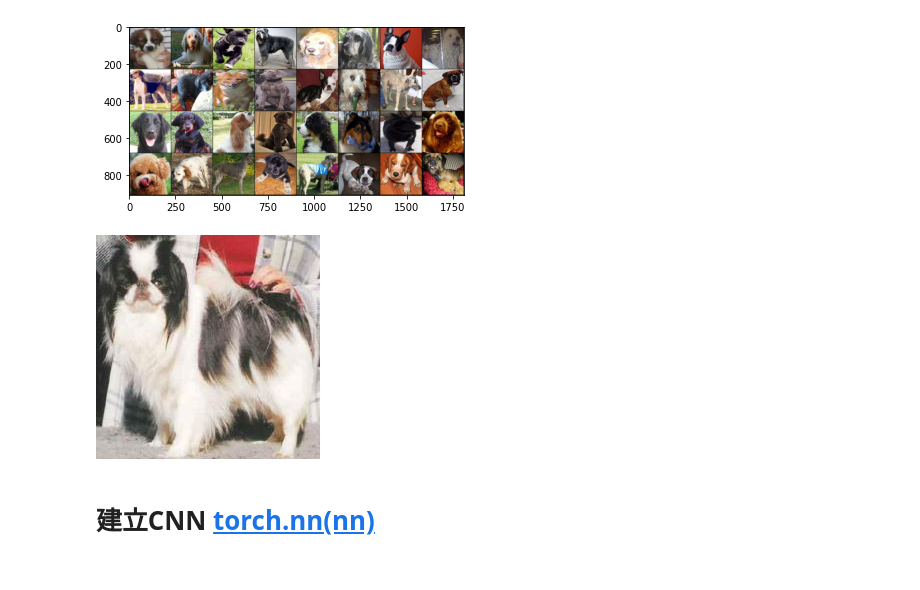
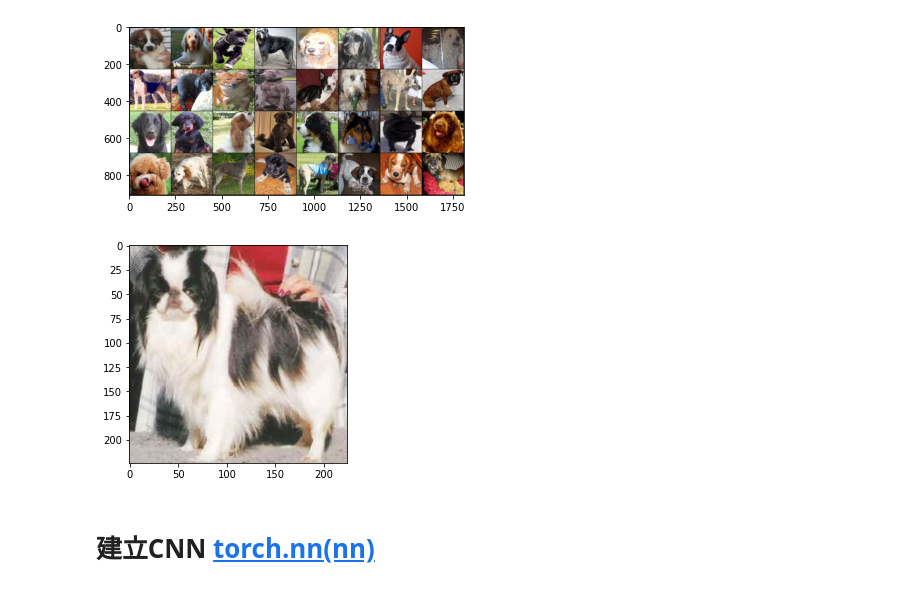
Before and after one commit to ycc66104116/GDSC_CNN_tutorial, a Jupyter notebook: GDSC_ML_1130.ipynb, the cells around one changed output. Cells and saved outputs as stored; diff of their text form; code cells hidden in the pictures.

```diff
--- a/GDSC_ML_1130.ipynb
+++ b/GDSC_ML_1130.ipynb
@@ -180,20 +180,19 @@ imshow(torchvision.utils.make_grid(images))
 # %%
 # 讀單張影像
 import cv2
-import matplotlib.pyplot as plt
 
 image = cv2.imread("/content/drive/MyDrive/Colab Notebooks/stanford_dogs/stanfor_dogs/test/1.jpg")
 
 # show the image in cv
-from google.colab.patches import cv2_imshow # cv2的imshow無法直接在colab上使用
-cv2_imshow(image)
+# from google.colab.patches import cv2_imshow # cv2的imshow無法直接在colab上使用
+# cv2_imshow(image)
 
 # show the image in plt
-# image = image[:,:,::-1]
-# plt.imshow(image)
-# plt.show()
+image = image[:,:,::-1]
+plt.imshow(image)
+plt.show()
 # %% [output]
-[figure, old version]
+[figure, new version]
 # %% [markdown]
 # 建立CNN [torch.nn(nn)](https://pytorch.org/docs/stable/nn.html)
 # %%
```
Also changed, not shown: parts of 1 cell of this notebook.
